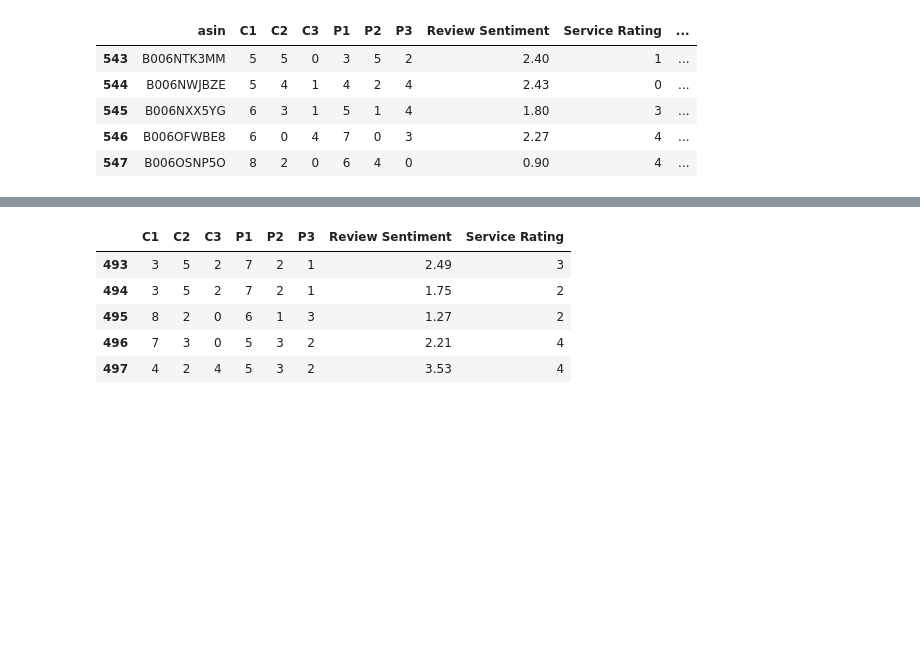
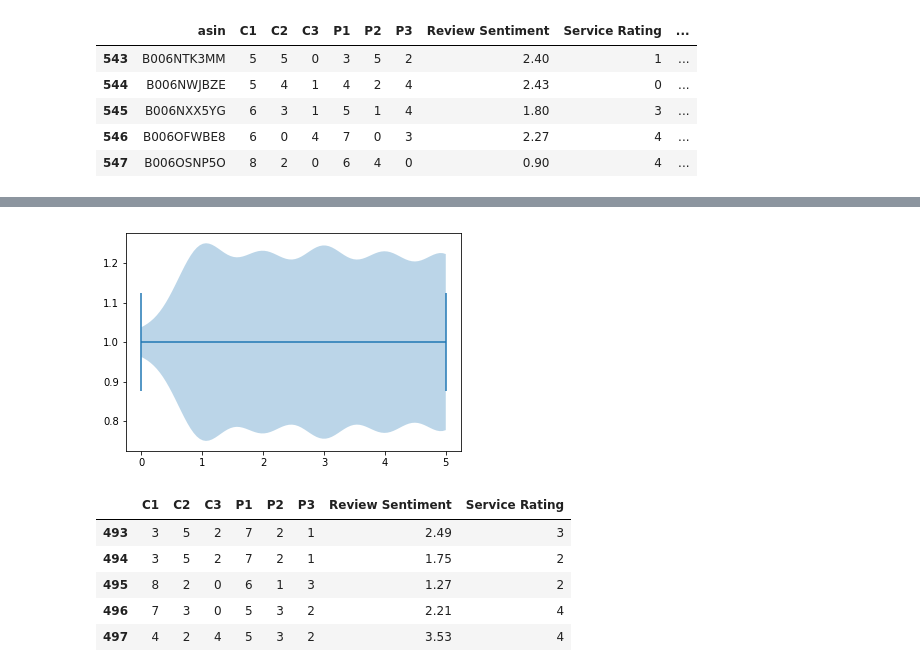
Before and after one commit to pl366/dellFlask, a Jupyter notebook: CS_ML.ipynb, the cells around one changed output, grey strips where cells are left out. Drawn from its saved outputs; the diff is of its cells as text; code cells hidden in the pictures; blank space fills up the shorter version.

```diff
--- a/CS_ML.ipynb
+++ b/CS_ML.ipynb
@@ -22,3 +43,11 @@ target = data['Customer Sentiment'][0:498]
+# %%
+fig, ax = plt.subplots()
+ax.violinplot(data['Service Rating'], vert=False)
+
+# Show the plot
+plt.show()
+# %% [output]
+[figure, added]
 # %%
 train.tail(5)
 # %% [output]
```
Also changed, not shown: parts of 21 cells of this notebook, 2 other files.
